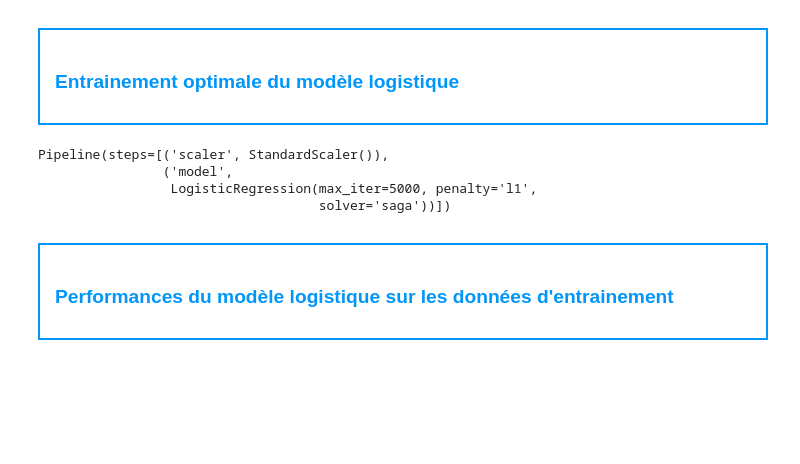
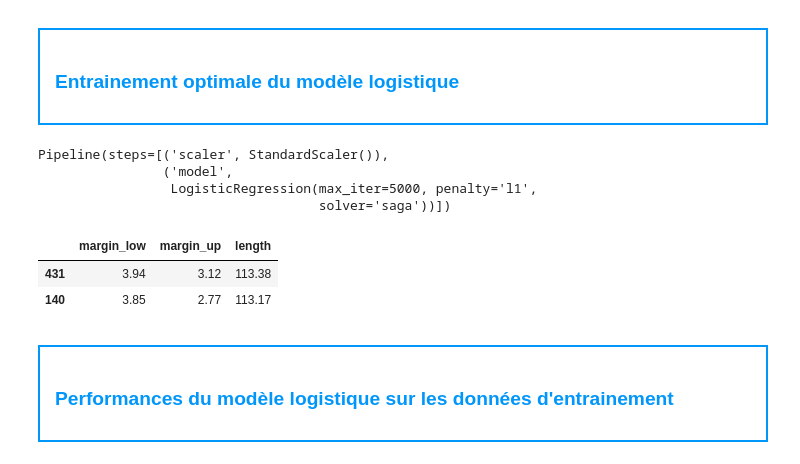
Before and after one commit to Mozart28/detection-faux-billets-api, a Jupyter notebook: Détection_faux_billets-3.ipynb 22-07-41-273.ipynb, the cells around one changed output. Drawn from its saved outputs; the diff is of its cells as text; code cells hidden in the pictures; blank space fills up the shorter version.

```diff
--- a/Détection_faux_billets-3.ipynb 22-07-41-273.ipynb
+++ b/Détection_faux_billets-3.ipynb 22-07-41-273.ipynb
@@ -420,6 +420,12 @@ Pipeline(steps=[('scaler', StandardScaler()),
                 ('model',
                  LogisticRegression(max_iter=5000, penalty='l1',
                                     solver='saga'))])
+# %%
+X_train_final.head(2)
+# %% [output]
+|  | margin_low | margin_up | length |
+| 431 | 3.94 | 3.12 | 113.38 |
+| 140 | 3.85 | 2.77 | 113.17 |
 # %% [markdown]
 
 <div style="border: 2px solid rgb(0,150,250); padding: 15px; margin-top: 10px;">
```
Also changed, not shown: parts of 2 cells of this notebook, 3 other files.
